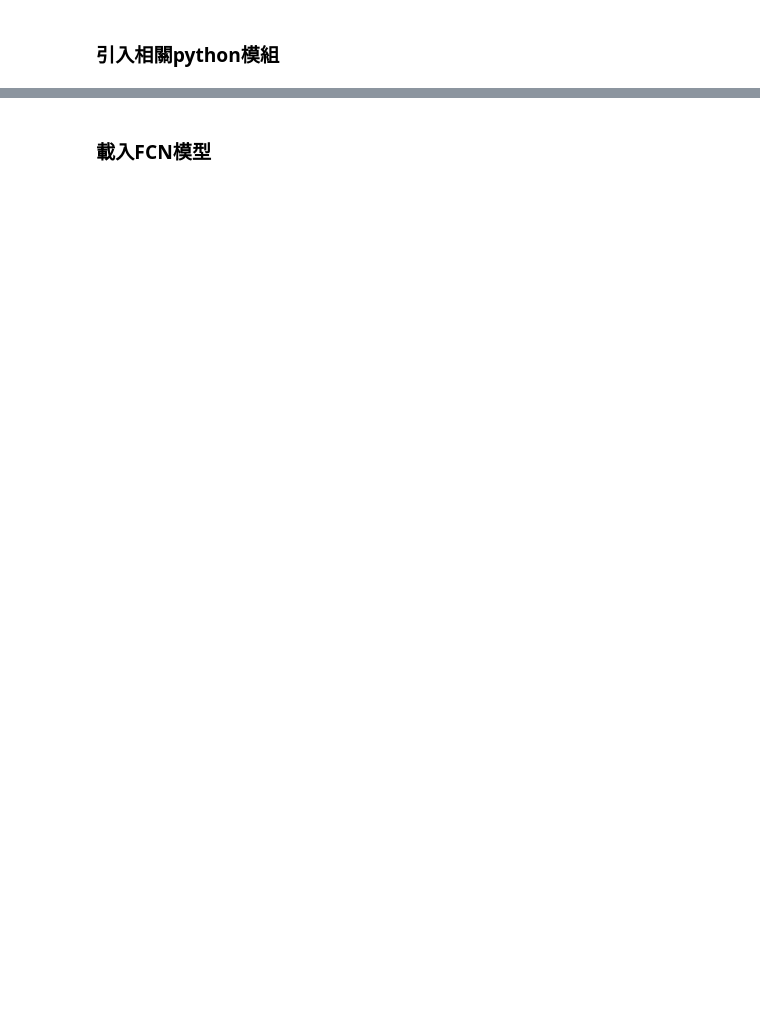
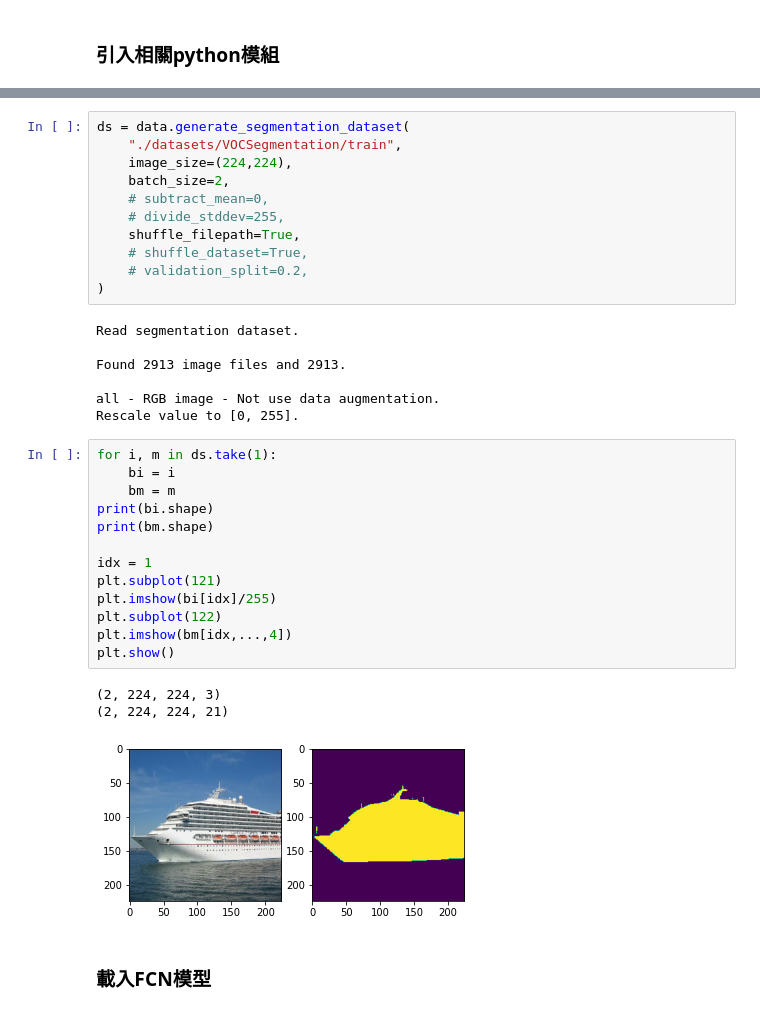
Before and after one commit to jacky10001/tf2-mycnn, a Jupyter notebook: dev_fcn.ipynb, the cells around one changed output, grey strips where cells are left out. Drawn from its saved outputs; the diff is of its cells as text; blank space fills up the shorter version.

```diff
--- a/dev_fcn.ipynb
+++ b/dev_fcn.ipynb
@@ -10,3 +20,38 @@ import matplotlib.pyplot as plt
+# %%
+ds = data.generate_segmentation_dataset(
+    "./datasets/VOCSegmentation/train",
+    image_size=(224,224),
+    batch_size=2,
+    # subtract_mean=0,
+    # divide_stddev=255,
+    shuffle_filepath=True,
+    # shuffle_dataset=True,
+    # validation_split=0.2,
+)
+# %% [output]
+Read segmentation dataset.
+
+Found 2913 image files and 2913.
+
+all - RGB image - Not use data augmentation.
+Rescale value to [0, 255].
+# %%
+for i, m in ds.take(1):
+    bi = i
+    bm = m
+print(bi.shape)
+print(bm.shape)
+
+idx = 1
+plt.subplot(121)
+plt.imshow(bi[idx]/255)
+plt.subplot(122)
+plt.imshow(bm[idx,...,4])
+plt.show()
+# %% [output]
+(2, 224, 224, 3)
+(2, 224, 224, 21)
+[figure, added]
 # %% [markdown]
 ### 載入FCN模型
 # %%
```
Also changed, not shown: parts of 6 cells of this notebook, 4 other files.
